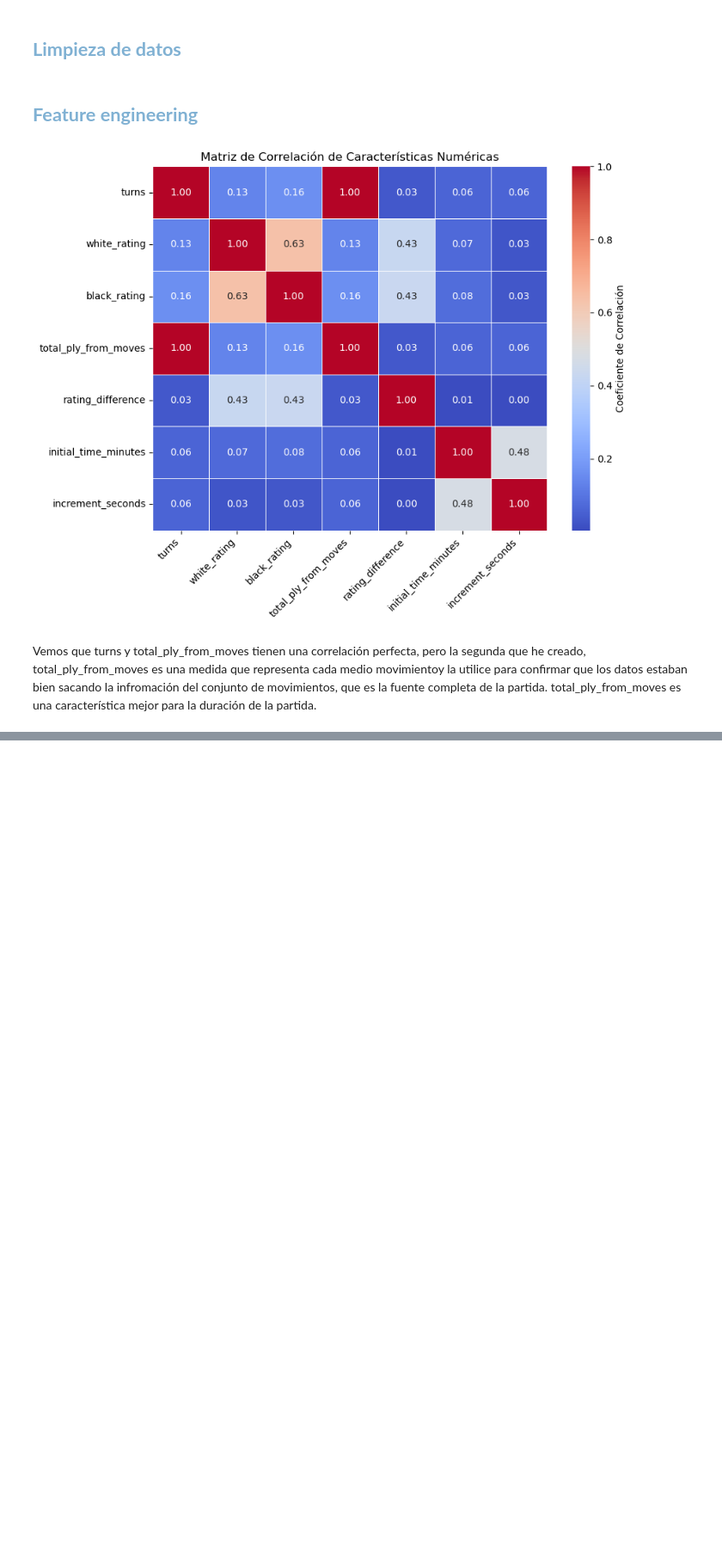
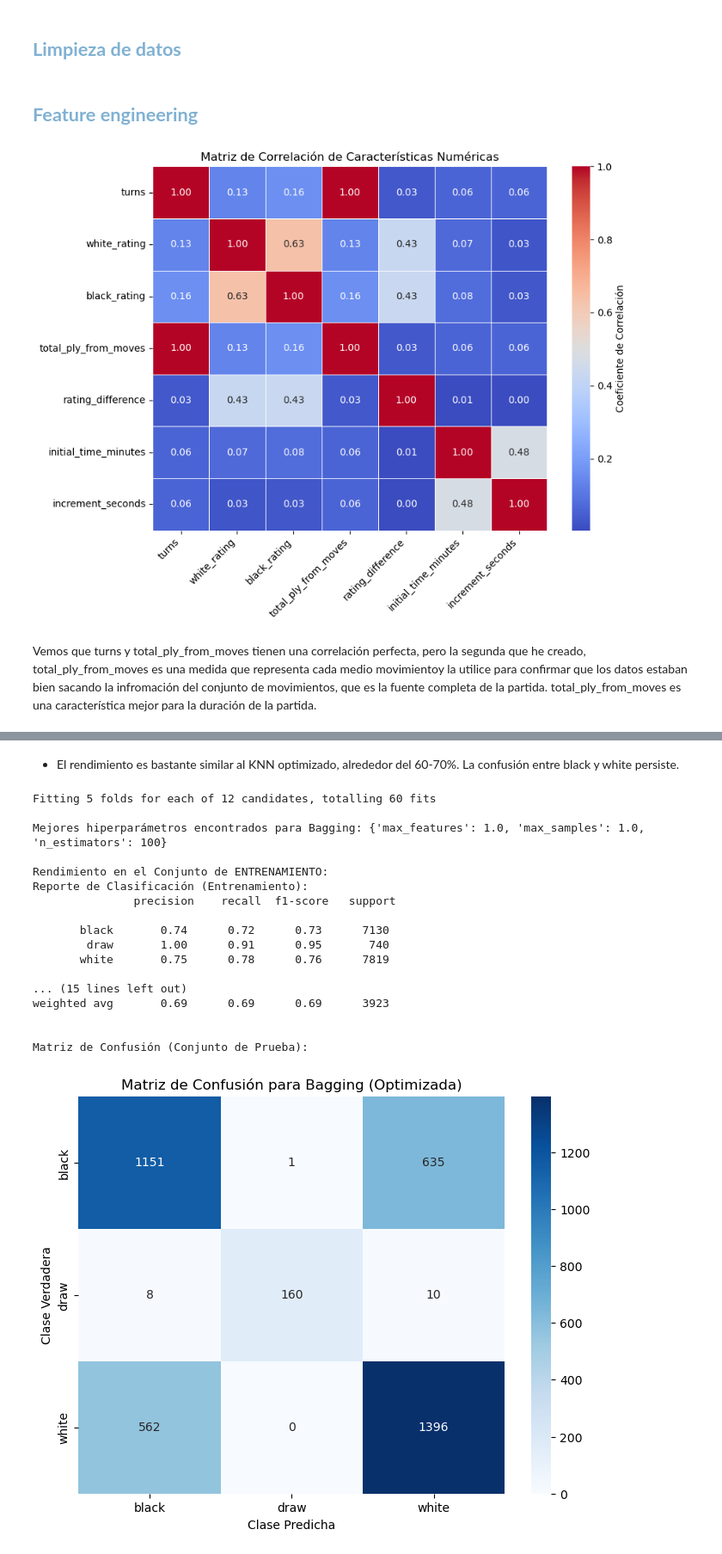
Before and after one commit to JimenezRoDA/FungiScan, a Jupyter notebook: notebook/chess_winner.ipynb, the cells around one changed output, grey strips where cells are left out. Shown at 86% size. Saved outputs shown, nothing was run; the diff lists cells and outputs as text; code cells hidden in the pictures; blank space fills up the shorter version.

```diff
--- a/notebook/chess_winner.ipynb
+++ b/notebook/chess_winner.ipynb
@@ -109,0 +256,71 @@ x_train_norm, x_test_norm, scaler_fitted = normalize_features(x_train, x_test, n
+# %% [markdown]
+- El rendimiento es bastante similar al KNN optimizado, alrededor del 60-70%. La confusión entre black y white persiste.
+# %%
+# Ahora vamos con los métodos de conjunto:
+# Vamos a usar el modelo optimizado de el arbol de decision anterior
+base_estimator = best_dt_model
+
+# Inicializar el clasificador Bagging
+bagging_model = BaggingClassifier(estimator=base_estimator, random_state=42)
+
+# Ahora, solo necesitamos optimizar los parámetros propios de Bagging.
+param_grid_bagging = {
+    'n_estimators': [10, 50, 100], # Prueba 10, 50, 100 árboles
+    'max_samples': [0.7, 1.0],     # Usa el 70% o el 100% de las muestras
+    'max_features': [0.7, 1.0]     # Usa el 70% o el 100% de las características
+}
+
+grid_search_bagging = GridSearchCV(bagging_model, param_grid_bagging, cv=5, scoring='accuracy', n_jobs=-1, verbose=1)
+
+# Ejecutamos la búsqueda en el conjunto de entrenamiento
+grid_search_bagging.fit(x_train_norm, y_train)
+
+# Mostramos los mejores resultados
+best_params_bagging = grid_search_bagging.best_params_
+print(f"\nMejores hiperparámetros encontrados para Bagging: {best_params_bagging}")
+
+# Accede directamente al mejor modelo entrenado por GridSearchCV
+best_bagging_model = grid_search_bagging.best_estimator_
+
+# Realizamos predicciones en ambos conjuntos
+y_train_pred_best_bagging = best_bagging_model.predict(x_train_norm)
+y_test_pred_best_bagging = best_bagging_model.predict(x_test_norm)
+
+# Evaluación en el conjunto de ENTRENAMIENTO
+print("\nRendimiento en el Conjunto de ENTRENAMIENTO:")
+print("Reporte de Clasificación (Entrenamiento):\n", classification_report(y_train, y_train_pred_best_bagging, target_names=label_encoder.classes_))
+
+# Evaluación en el conjunto de PRUEBA
+print("\nRendimiento en el Conjunto de PRUEBA:")
+print("Reporte de Clasificación (Prueba):\n", classification_report(y_test, y_test_pred_best_bagging, target_names=label_encoder.classes_))
+
+# Matriz de Confusión para el conjunto de prueba
+print("\nMatriz de Confusión (Conjunto de Prueba):")
+cm_best_bagging = confusion_matrix(y_test, y_test_pred_best_bagging)
+plt.figure(figsize=(8, 6))
+sns.heatmap(cm_best_bagging, annot=True, fmt='d', cmap='Blues',
+            xticklabels=label_encoder.classes_,
+            yticklabels=label_encoder.classes_)
+plt.title(f'Matriz de Confusión para Bagging (Optimizada)')
+plt.xlabel('Clase Predicha')
+plt.ylabel('Clase Verdadera')
+plt.show()
+# %% [output]
+Fitting 5 folds for each of 12 candidates, totalling 60 fits
+
+Mejores hiperparámetros encontrados para Bagging: {'max_features': 1.0, 'max_samples': 1.0, 'n_estimators': 100}
+
+Rendimiento en el Conjunto de ENTRENAMIENTO:
+Reporte de Clasificación (Entrenamiento):
+               precision    recall  f1-score   support
+
+       black       0.74      0.72      0.73      7130
+        draw       1.00      0.91      0.95       740
+       white       0.75      0.78      0.76      7819
+
+... (15 lines left out)
+weighted avg       0.69      0.69      0.69      3923
+
+
+Matriz de Confusión (Conjunto de Prueba):
+[figure, added]
```
Also changed, not shown: parts of 11 cells of this notebook.
